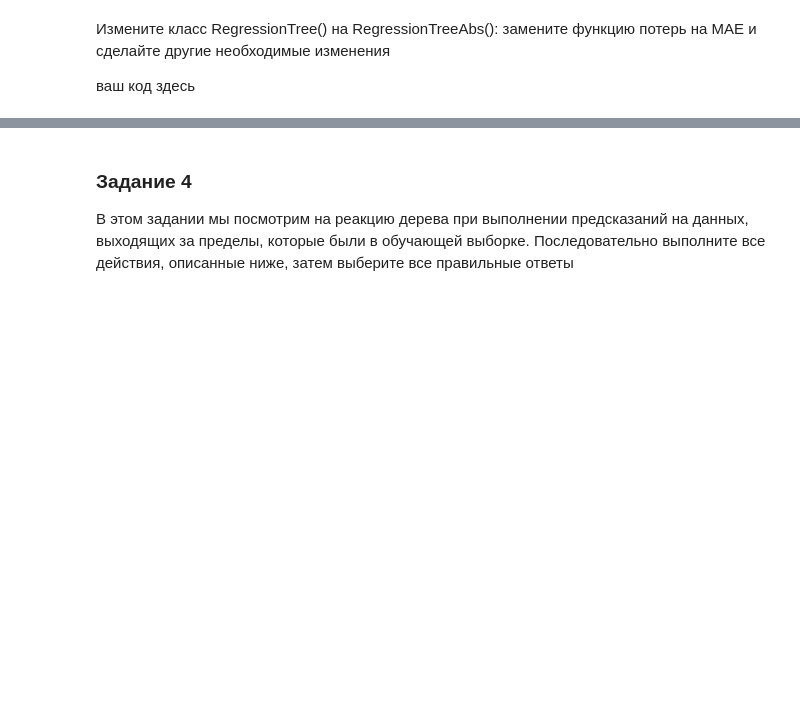
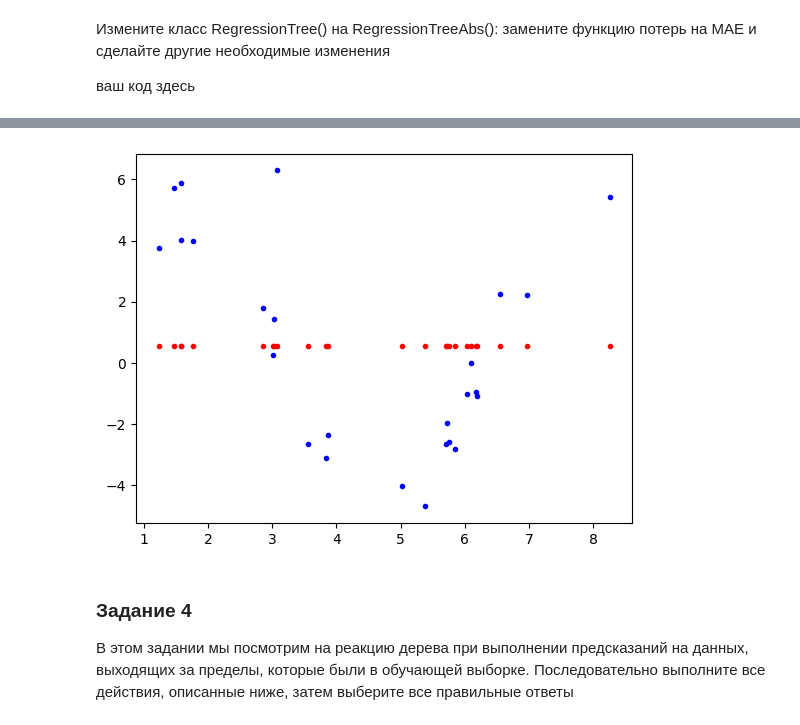
Before and after one commit to alexmtb/ods_classic_ml, a Jupyter notebook: 4_Деревья. Их построение. Версия для студентов (с пропусками).ipynb, the cells around one changed output, grey strips where cells are left out. Drawn from its saved outputs; the diff is of its cells as text; code cells hidden in the pictures; blank space fills up the shorter version.

```diff
--- a/4_Деревья. Их построение. Версия для студентов (с пропусками).ipynb
+++ b/4_Деревья. Их построение. Версия для студентов (с пропусками).ipynb
@@ -759,7 +1090,9 @@ mae_tree_pred = # ваш код здесь
 # %%
 # Визуализируйте полученные предсказания и сделайте выводы
-plt.scatter(X_test, mae_tree_pred, color='r', marker='.')
+plt.scatter(X_test, mae_tree_pred_2, color='r', marker='.')
 plt.scatter(X_test, y_test, color='b', marker='.');
+# %% [output]
+[figure, added]
 # %%
 # Ответьте на вопросы в форме
 # %% [markdown]
```
Also changed, not shown: parts of 12 cells of this notebook.
